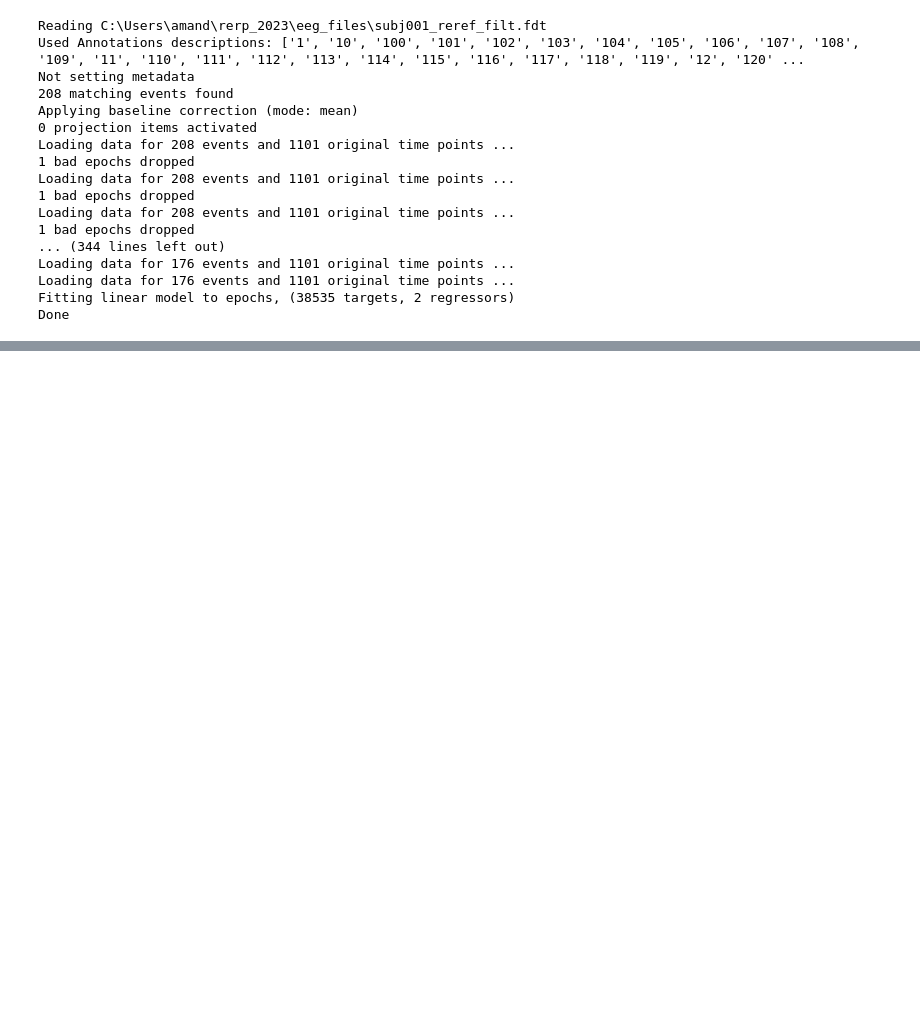
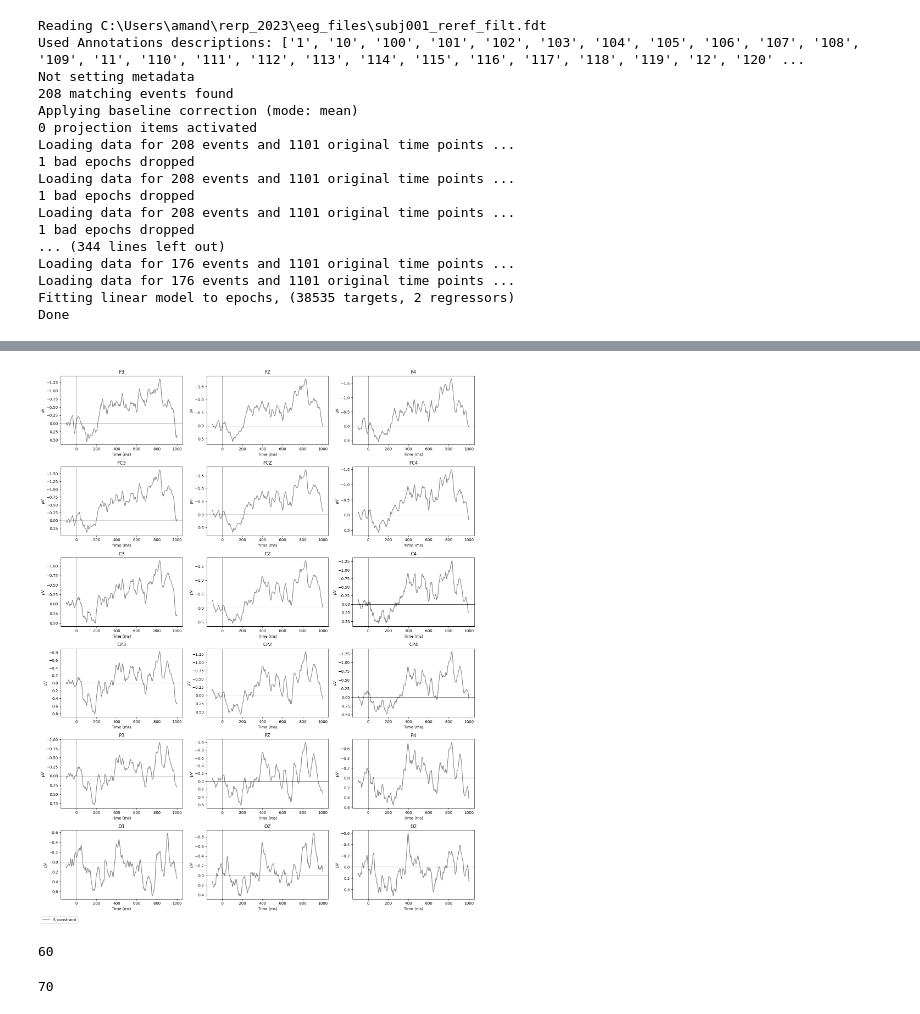
Before and after one commit to amandalin047/regression-based_ERP, a Jupyter notebook: rERP_2023/single_subjects/Final.ipynb, the cells around one changed output, grey strips where cells are left out. Drawn from its saved outputs; the diff is of its cells as text; code cells hidden in the pictures; blank space fills up the shorter version.

```diff
--- a/rERP_2023/single_subjects/Final.ipynb
+++ b/rERP_2023/single_subjects/Final.ipynb
@@ -754,0 +757,16 @@ Benjamin-Hochberg corrected q-values
+# %%
+sg.plot_grand_averages(None, 'rERP', row=6, col=3, figsize=(16,20), bins=None,
+                       effects=['S_constraint'], linestyles= ['solid'], colors=['gray'],
+                       chan_list=sum(rerp_roi_chan,[]), baseline=-100)
+# %% [output]
+[figure, added]
+# %%
+os.chdir('C:\\Users\\amand\\rerp_2023\\xlsx_files')
+df = pd.read_excel('List2_Sconstraint.xlsx')
+sum([1 if x>=0.8 else 0 for x in df.to_numpy()])
+# %% [output]
+60
+# %%
+sum([1 if x>=0.75 else 0 for x in df.to_numpy()])
+# %% [output]
+70
```
Also changed, not shown: parts of 8 cells of this notebook.
